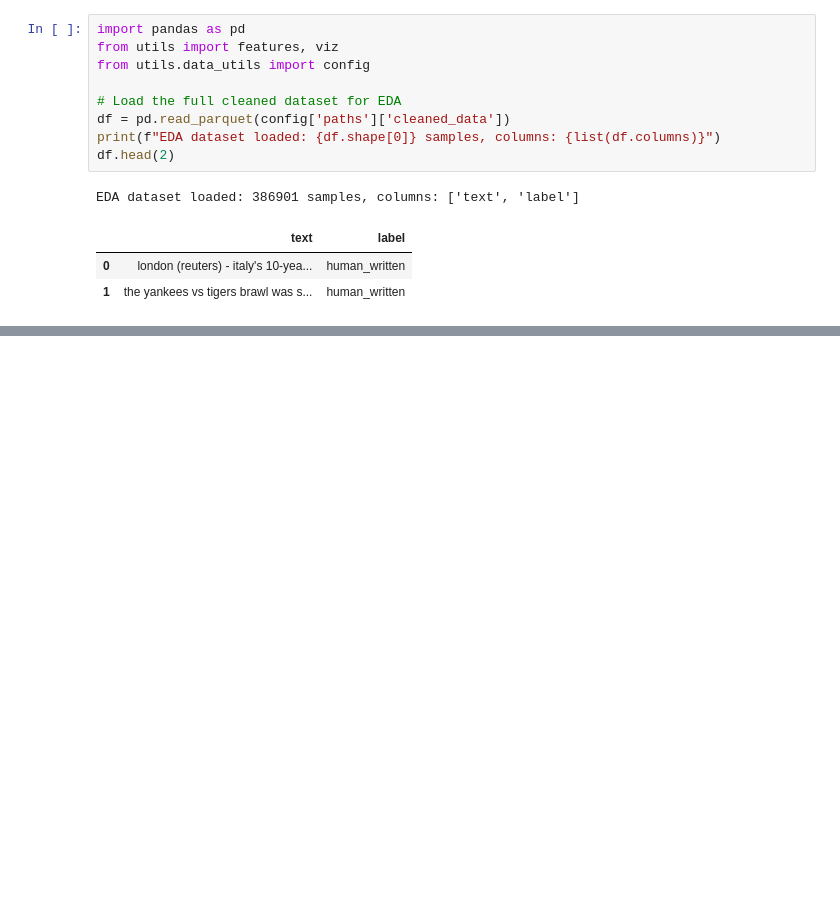
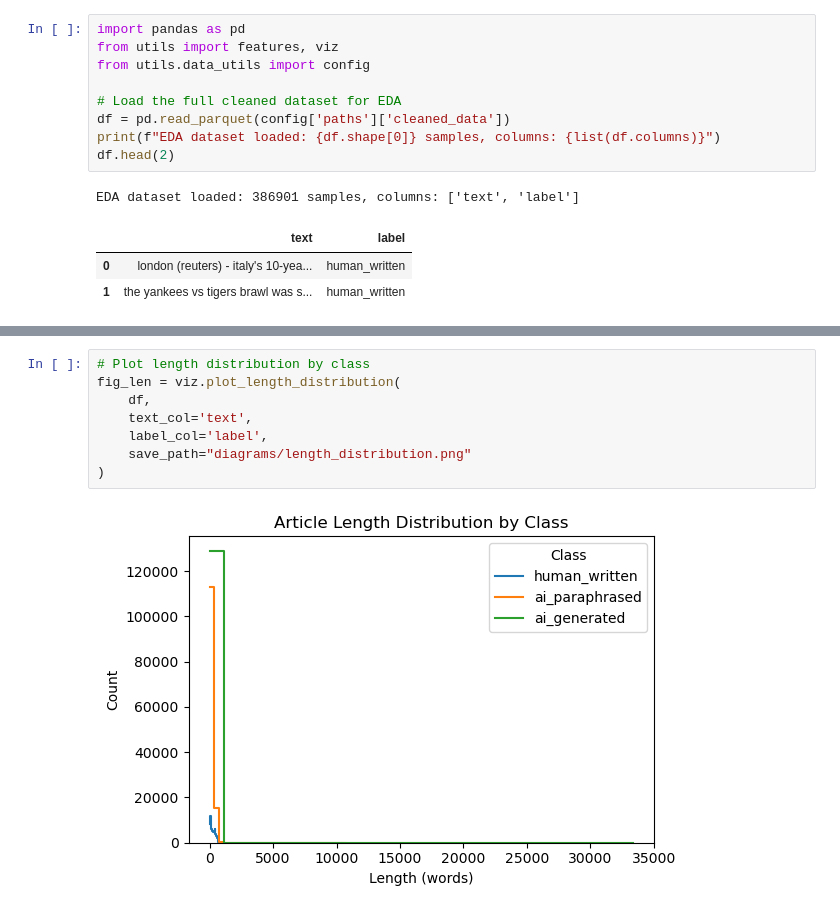
Before and after one commit to MichaelShpyl/AI-Text-Detection-Tool, a Jupyter notebook: notebooks/02_eda.ipynb, the cells around one changed output, grey strips where cells are left out. Cells and saved outputs as stored; diff of their text form; blank space fills up the shorter version.

Commit message:
feat(notebooks): plot article length distribution in 02_EDA notebook now saved

```diff
--- a/notebooks/02_eda.ipynb
+++ b/notebooks/02_eda.ipynb
@@ -52,0 +57,10 @@ fig = viz.plot_class_distribution(df, label_col='label', save_path="diagrams/cla
+# %%
+# Plot length distribution by class
+fig_len = viz.plot_length_distribution(
+    df,
+    text_col='text',
+    label_col='label',
+    save_path="diagrams/length_distribution.png"
+)
+# %% [output]
+[figure, added]
```
Also changed, not shown: parts of 2 cells of this notebook.
